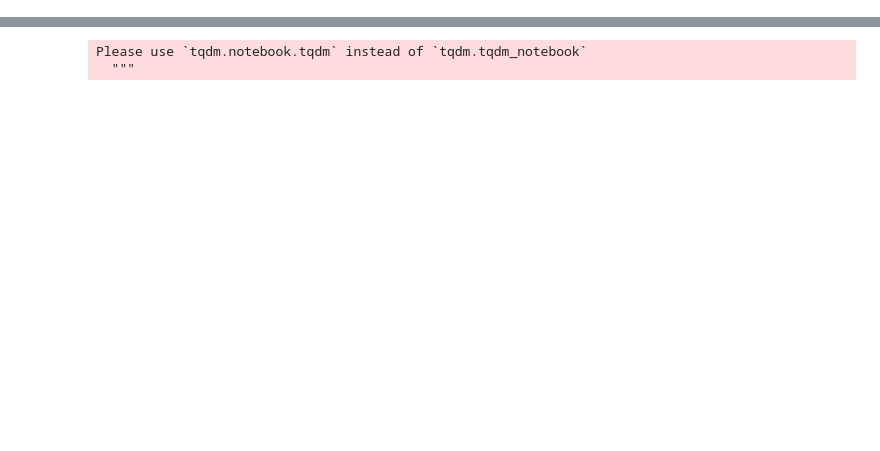
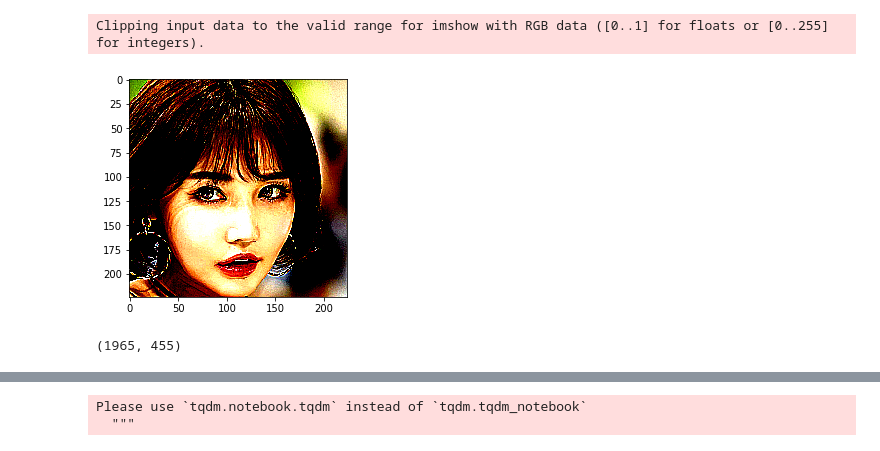
Before and after one commit to 1M50RRY/dfdc-kaggle-solution, a Jupyter notebook: Data.ipynb, the cells around one changed output, grey strips where cells are left out. Cells and saved outputs as stored; diff of their text form; code cells hidden in the pictures; blank space fills up the shorter version.

```diff
--- a/Data.ipynb
+++ b/Data.ipynb
@@ -35,3 +57,20 @@ d:\users\user\appdata\local\programs\python\python36\lib\site-packages\numpy\.li
+# %%
+from albumentations import CoarseDropout
+
+img = cv2.imread(r'C:\Users\user\Desktop\Projects\dfdc-kaggle-solution\data\train\real\03988.png')
+img = cv2.cvtColor(img, cv2.COLOR_BGR2RGB)
+img = Resize(256,256)(image=img)['image']
+img = RandomCrop(224,224,p=1)(image=img)['image']
+img = Normalize(
+                mean=[0.485, 0.456, 0.406],
+                std=[0.229, 0.224, 0.225],
+            )(image=img)['image']
+img = IAASharpen(p=1)(image=img)['image']
+plt.imshow(img)
+plt.show()
+# %% [output]
+Clipping input data to the valid range for imshow with RGB data ([0..1] for floats or [0..255] for integers).
+[figure, added]
 # %%
 facedet = BlazeFace().to(device)
 facedet.load_weights("pipeline/blazeface.pth")
@@ -50,0 +94,4 @@ y_train = pd.read_csv(r'D:\Machine Learning\deepfake-detection\data\frames\metad
+# %%
+len([i for i in js if js[i]['label'] == 'FAKE']), len([i for i in js if js[i]['label'] == 'REAL'])
+# %% [output]
+(1965, 455)
```
Also changed, not shown: parts of 11 cells of this notebook, 4 other files.
